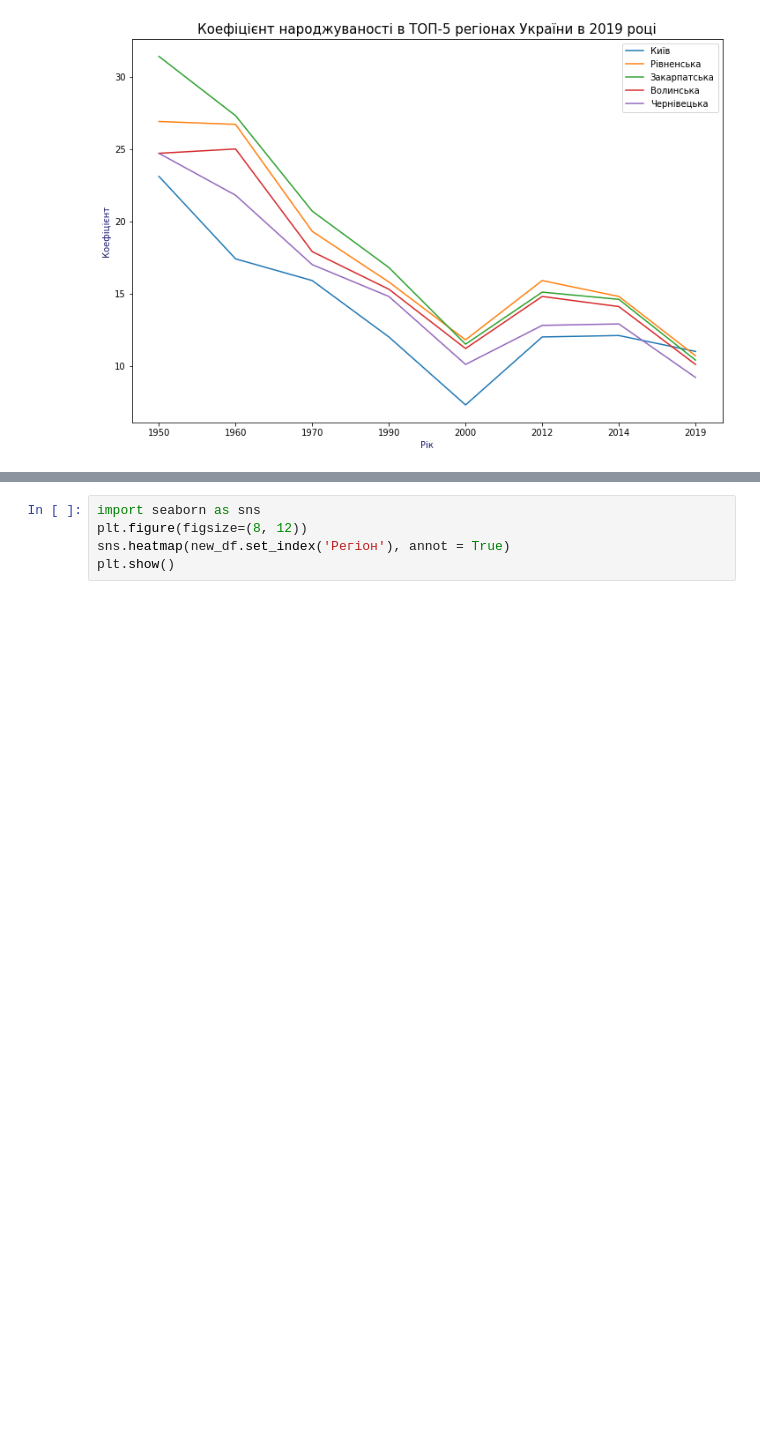
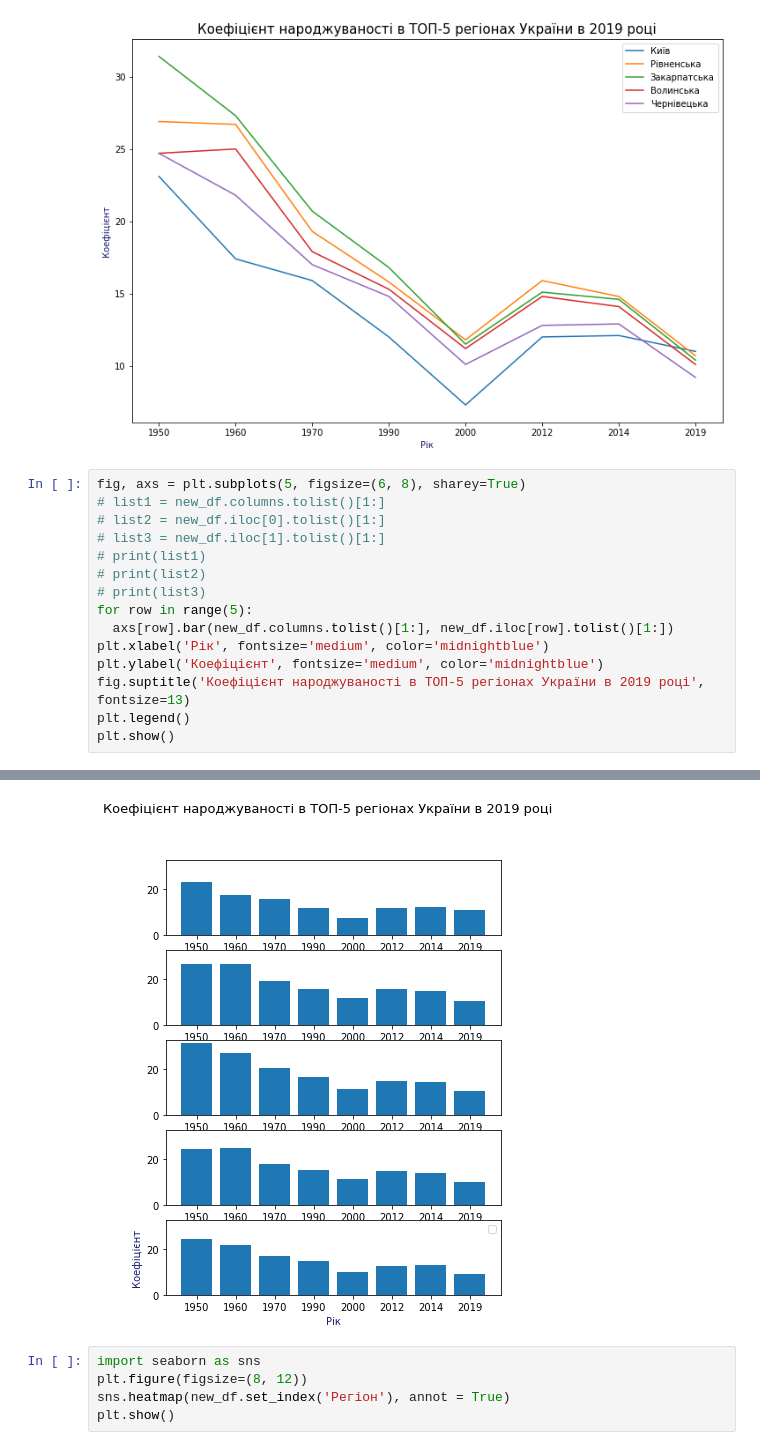
Before and after one commit to PavelStelmakhV/hw303-data-visualization, a Jupyter notebook: Hw2.1.ipynb, the cells around one changed output, grey strips where cells are left out. Cells and saved outputs as stored; diff of their text form; blank space fills up the shorter version.

```diff
--- a/Hw2.1.ipynb
+++ b/Hw2.1.ipynb
@@ -134,3 +134,19 @@ plt.legend()
 plt.show()
 # %% [output]
 [figure]
+# %%
+fig, axs = plt.subplots(5, figsize=(6, 8), sharey=True)
+# list1 = new_df.columns.tolist()[1:]
+# list2 = new_df.iloc[0].tolist()[1:]
+# list3 = new_df.iloc[1].tolist()[1:]
+# print(list1)
+# print(list2)
+# print(list3)
+for row in range(5):
+  axs[row].bar(new_df.columns.tolist()[1:], new_df.iloc[row].tolist()[1:])
+plt.xlabel('Рік', fontsize='medium', color='midnightblue')
+plt.ylabel('Коефіцієнт', fontsize='medium', color='midnightblue')
+fig.suptitle('Коефіцієнт народжуваності в ТОП-5 регіонах України в 2019 році', fontsize=13)
+plt.legend()
+plt.show()
+# %% [output]
@@ -137,3 +154,4 @@ plt.show()
+[figure, added]
 # %%
 import seaborn as sns
 plt.figure(figsize=(8, 12))
```
Also changed, not shown: parts of 1 cell of this notebook.
